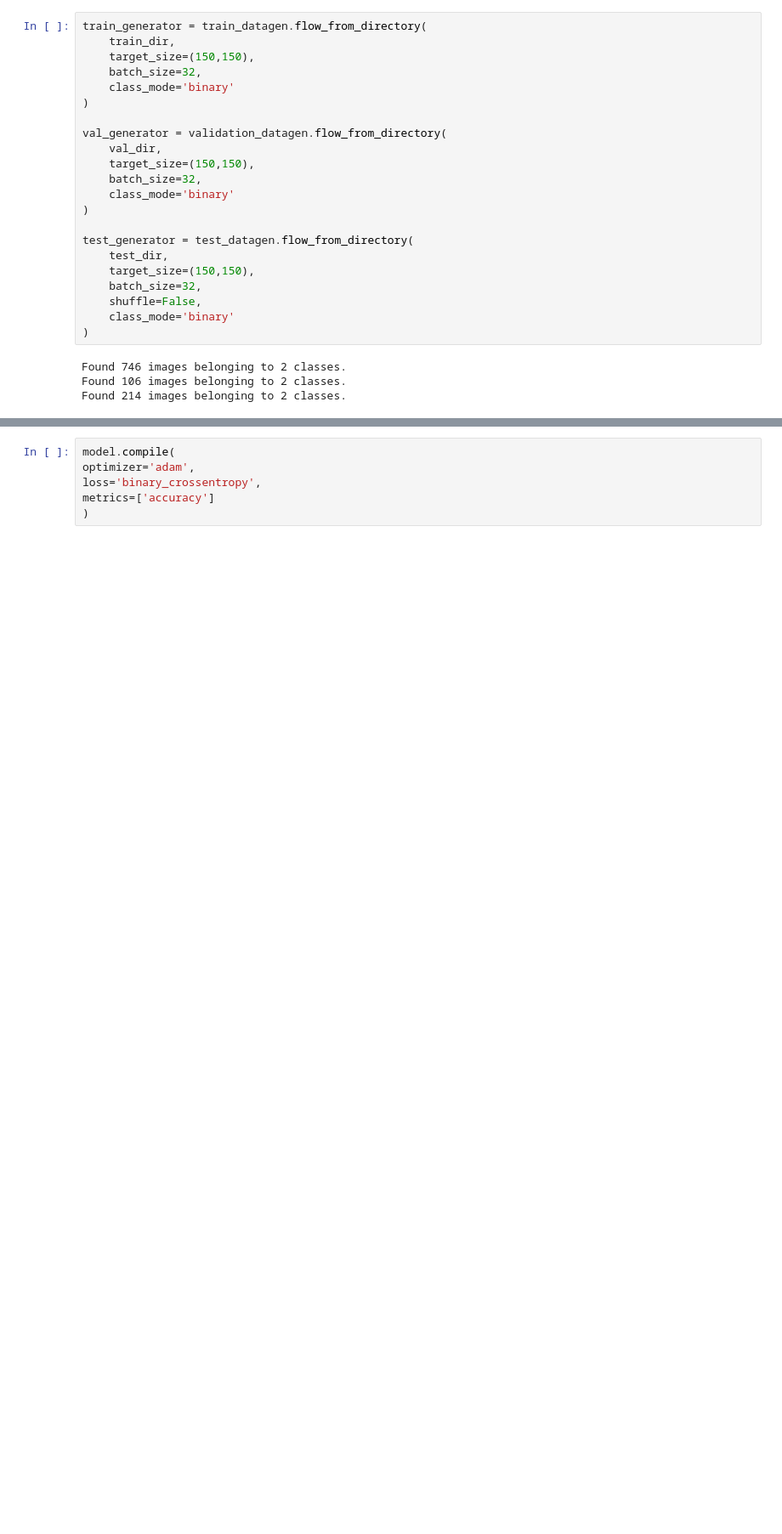
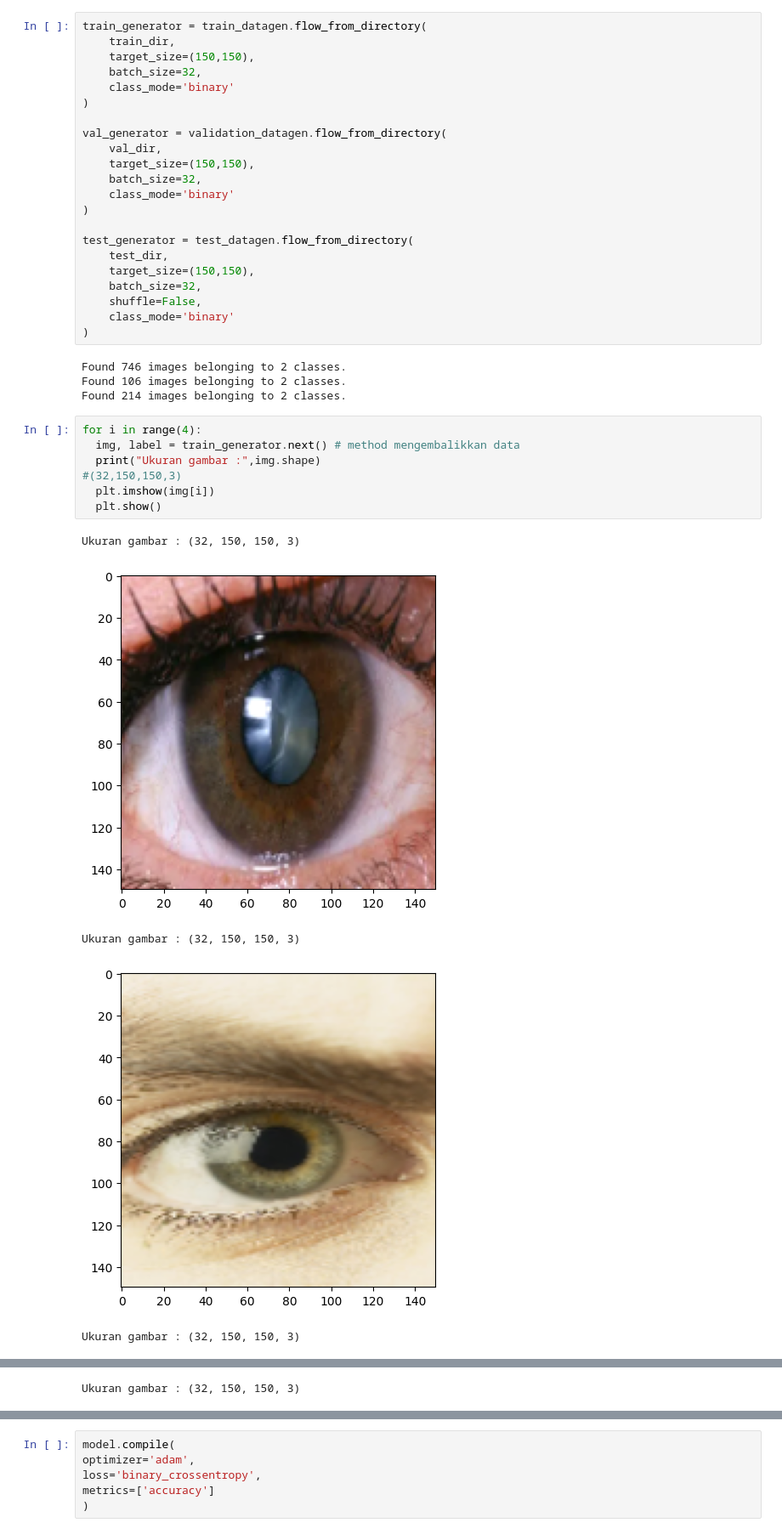
Before and after one commit to Gial88/skripsi-gial, a Jupyter notebook: CodeCollab.ipynb, the cells around one changed output, grey strips where cells are left out. Shown at 85% size. Cells and saved outputs as stored; diff of their text form; blank space fills up the shorter version.

```diff
--- a/CodeCollab.ipynb
+++ b/CodeCollab.ipynb
@@ -67,3 +67,16 @@ test_generator = test_datagen.flow_from_directory(
 Found 746 images belonging to 2 classes.
 Found 106 images belonging to 2 classes.
 Found 214 images belonging to 2 classes.
+# %%
+for i in range(4):
+  img, label = train_generator.next() # method mengembalikkan data
+  print("Ukuran gambar :",img.shape)
+#(32,150,150,3)
+  plt.imshow(img[i])
+  plt.show()
+# %% [output]
+Ukuran gambar : (32, 150, 150, 3)
+[figure, added]
+Ukuran gambar : (32, 150, 150, 3)
+[figure, added]
+Ukuran gambar : (32, 150, 150, 3)
@@ -69,0 +84 @@ Found 214 images belonging to 2 classes.
+Ukuran gambar : (32, 150, 150, 3)
```
Also changed, not shown: parts of 13 cells of this notebook.
